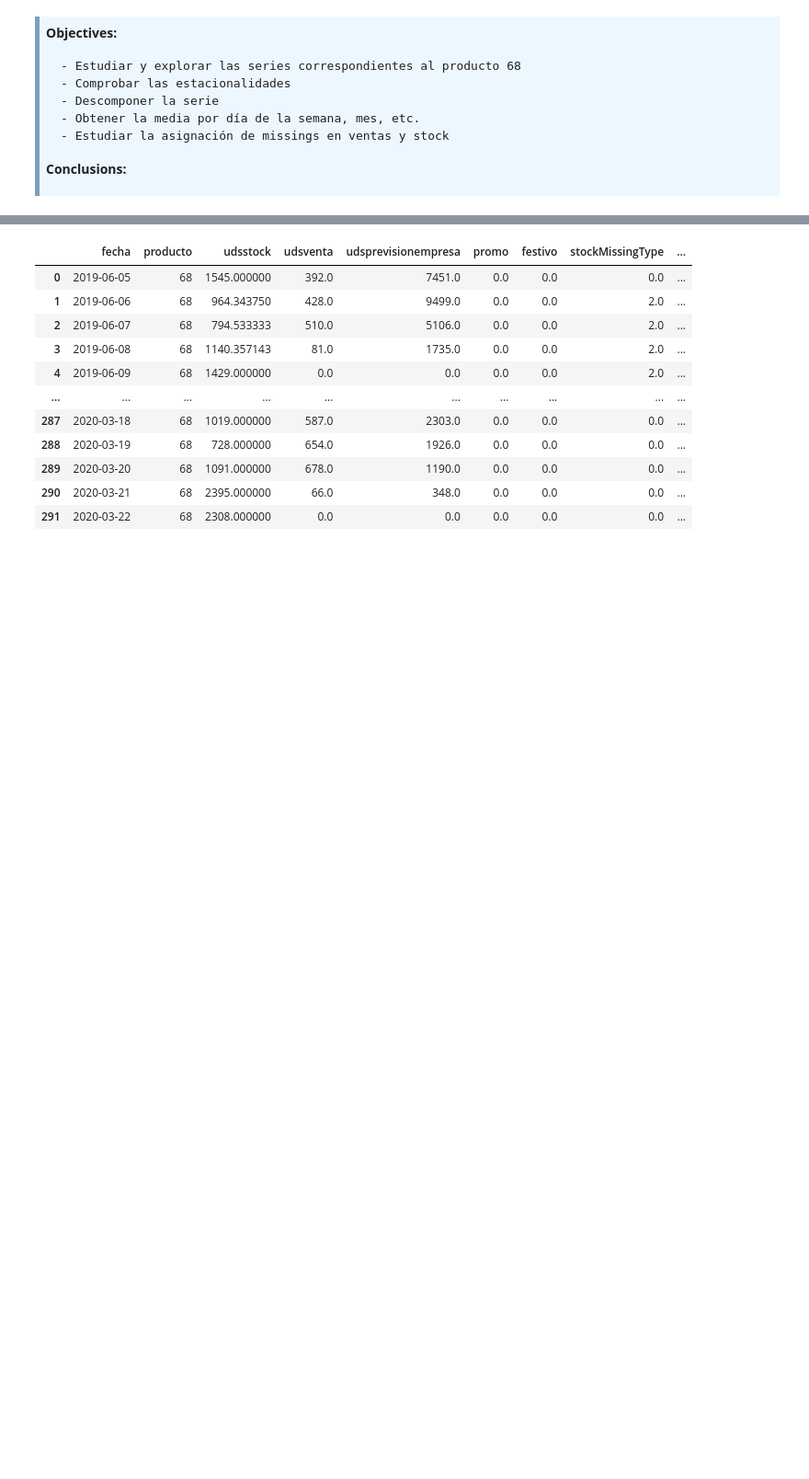
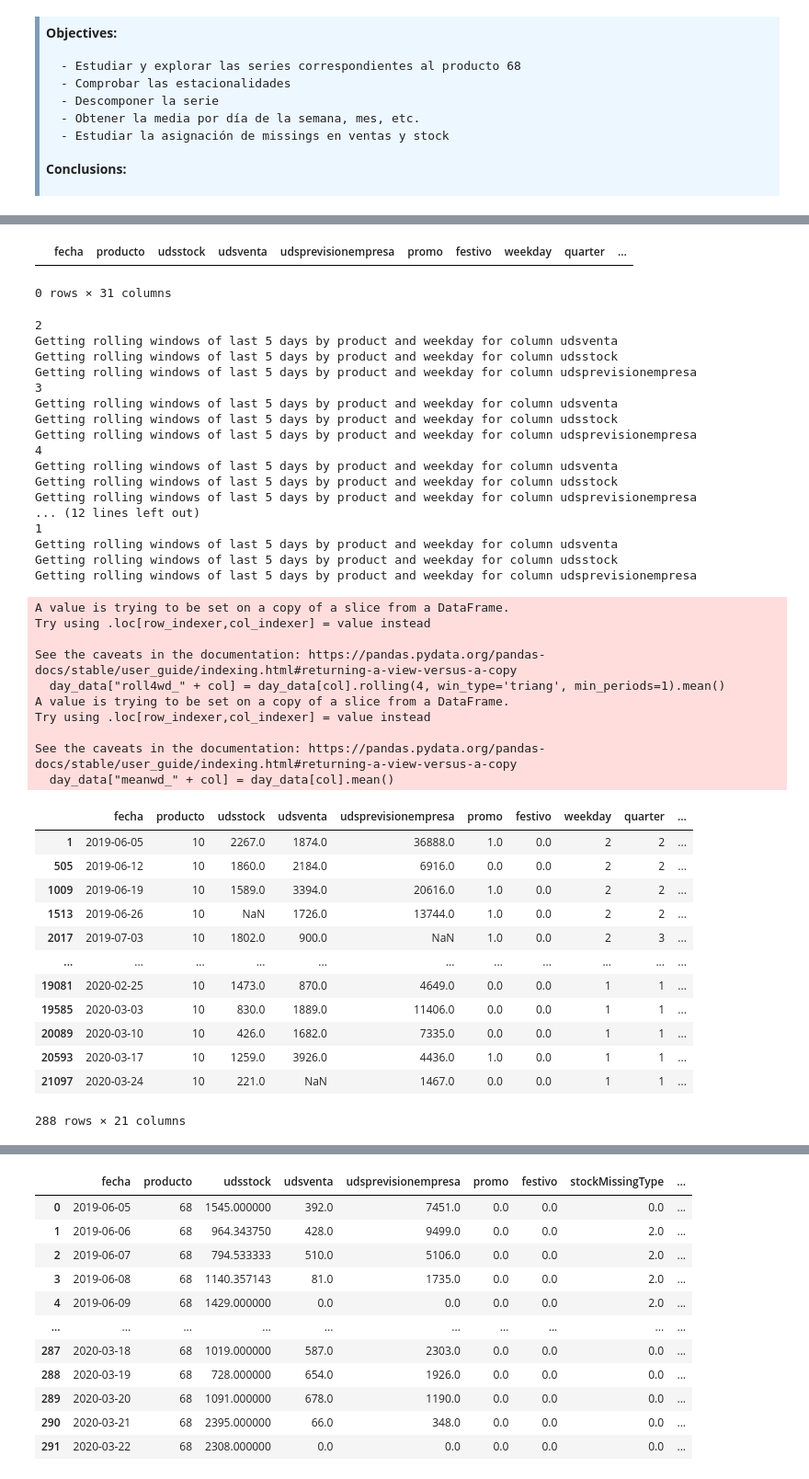
Before and after one commit to PLombao/TFM_StockForecast, a Jupyter notebook: notebooks/EDA_Serie68.ipynb, the cells around one changed output, grey strips where cells are left out. Shown: that part at 92% size. Cells and saved outputs as stored; diff of their text form; code cells hidden in the pictures; blank space fills up the shorter version.

```diff
--- a/notebooks/EDA_Serie68.ipynb
+++ b/notebooks/EDA_Serie68.ipynb
@@ -131,0 +142,71 @@ data.head()
+# %%
+data10.loc[data10.weekday.isna()]
+# %% [output]
+|  | fecha | producto | udsstock | udsventa | udsprevisionempresa | promo | festivo | weekday | quarter | ... |
+0 rows × 31 columns
+# %%
+def _get_roll4wd(day_data, col):
+    day_data["roll4wd_" + col] = day_data[col].rolling(4, win_type='triang', min_periods=1).mean()
+    day_data["meanwd_" + col] = day_data[col].mean()
+    print("Getting rolling windows of last 5 days by product and weekday for column {}".format(col))
+    return day_data
+
+def get_dateproduct_variables(prod_data):
+#     drop_cols = prod_data.loc[:,~prod_data.columns.isin(["fecha", "producto"])].columns
+#     out_prod_data = prod_data.copy()
+    out = pd.DataFrame({})
+    for wd in prod_data['weekday'].unique():
+        print(wd)
+        day_data = prod_data.loc[(prod_data.festivo == 0) & (prod_data.weekday == wd)]
+        # Get roll4wd and meanwd for stock, venta and prevision
+        for col in ['udsventa', 'udsstock', 'udsprevisionempresa']:
+            day_data = _get_roll4wd(day_data, col)
+        out = pd.concat([out, day_data])
+#     out_prod_data = prod_data.drop(drop_cols, axis=1)
+#     out_prod_data = out_prod_data.merge(out, how='left', on=['fecha','producto'])
+    return out
+
+data10 = df.loc[df.producto == "10"]
+
+get_dateproduct_variables(data10)
+# %% [output]
+2
+Getting rolling windows of last 5 days by product and weekday for column udsventa
+Getting rolling windows of last 5 days by product and weekday for column udsstock
+Getting rolling windows of last 5 days by product and weekday for column udsprevisionempresa
+3
+Getting rolling windows of last 5 days by product and weekday for column udsventa
+Getting rolling windows of last 5 days by product and weekday for column udsstock
+Getting rolling windows of last 5 days by product and weekday for column udsprevisionempresa
+4
+Getting rolling windows of last 5 days by product and weekday for column udsventa
+Getting rolling windows of last 5 days by product and weekday for column udsstock
+Getting rolling windows of last 5 days by product and weekday for column udsprevisionempresa
+... (12 lines left out)
+1
+Getting rolling windows of last 5 days by product and weekday for column udsventa
+Getting rolling windows of last 5 days by product and weekday for column udsstock
+Getting rolling windows of last 5 days by product and weekday for column udsprevisionempresa
+A value is trying to be set on a copy of a slice from a DataFrame.
+Try using .loc[row_indexer,col_indexer] = value instead
+
+See the caveats in the documentation: https://pandas.pydata.org/pandas-docs/stable/user_guide/indexing.html#returning-a-view-versus-a-copy
+  day_data["roll4wd_" + col] = day_data[col].rolling(4, win_type='triang', min_periods=1).mean()
+A value is trying to be set on a copy of a slice from a DataFrame.
+Try using .loc[row_indexer,col_indexer] = value instead
+
+See the caveats in the documentation: https://pandas.pydata.org/pandas-docs/stable/user_guide/indexing.html#returning-a-view-versus-a-copy
+  day_data["meanwd_" + col] = day_data[col].mean()
+|  | fecha | producto | udsstock | udsventa | udsprevisionempresa | promo | festivo | weekday | quarter | ... |
+| 1 | 2019-06-05 | 10 | 2267.0 | 1874.0 | 36888.0 | 1.0 | 0.0 | 2 | 2 | ... |
+| 505 | 2019-06-12 | 10 | 1860.0 | 2184.0 | 6916.0 | 0.0 | 0.0 | 2 | 2 | ... |
+| 1009 | 2019-06-19 | 10 | 1589.0 | 3394.0 | 20616.0 | 1.0 | 0.0 | 2 | 2 | ... |
+| 1513 | 2019-06-26 | 10 | NaN | 1726.0 | 13744.0 | 1.0 | 0.0 | 2 | 2 | ... |
+| 2017 | 2019-07-03 | 10 | 1802.0 | 900.0 | NaN | 1.0 | 0.0 | 2 | 3 | ... |
+| ... | ... | ... | ... | ... | ... | ... | ... | ... | ... | ... |
+| 19081 | 2020-02-25 | 10 | 1473.0 | 870.0 | 4649.0 | 0.0 | 0.0 | 1 | 1 | ... |
+| 19585 | 2020-03-03 | 10 | 830.0 | 1889.0 | 11406.0 | 0.0 | 0.0 | 1 | 1 | ... |
+| 20089 | 2020-03-10 | 10 | 426.0 | 1682.0 | 7335.0 | 0.0 | 0.0 | 1 | 1 | ... |
+| 20593 | 2020-03-17 | 10 | 1259.0 | 3926.0 | 4436.0 | 1.0 | 0.0 | 1 | 1 | ... |
+| 21097 | 2020-03-24 | 10 | 221.0 | NaN | 1467.0 | 0.0 | 0.0 | 1 | 1 | ... |
+288 rows × 21 columns
```
Also changed, not shown: parts of 7 cells of this notebook, 1 other file.
